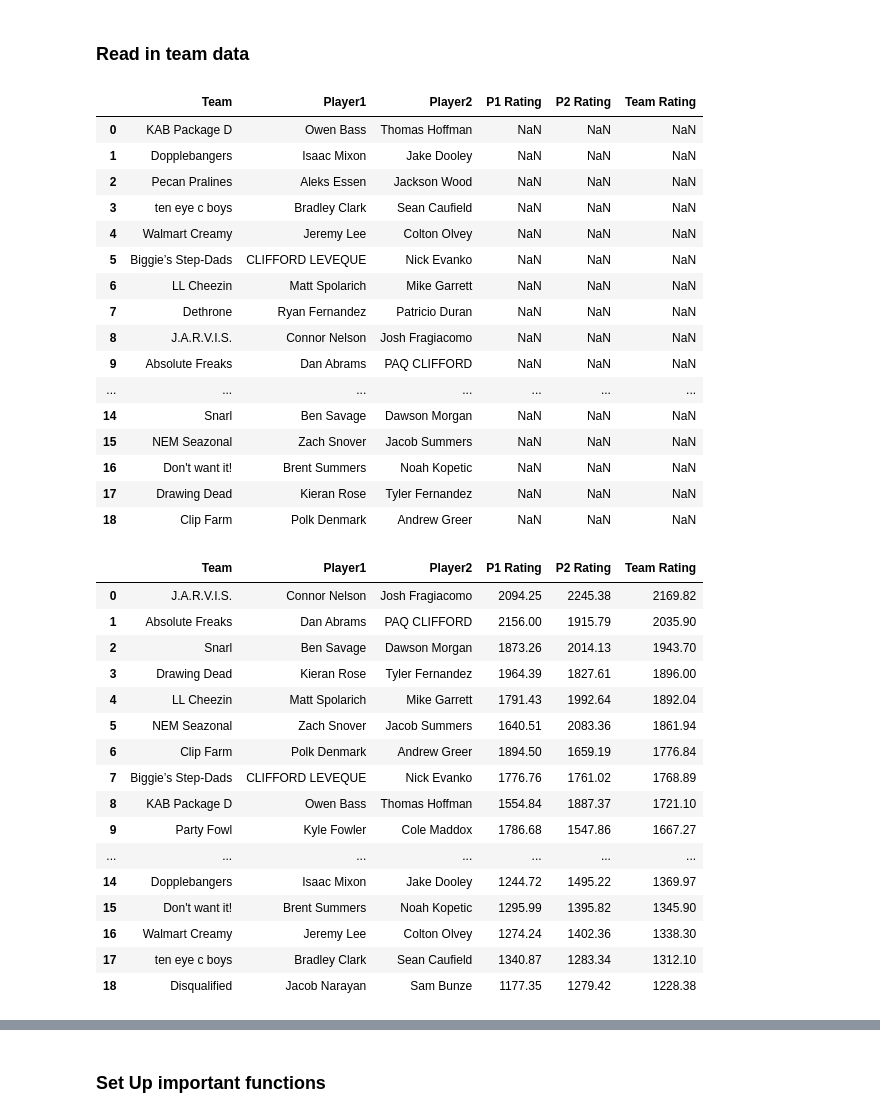
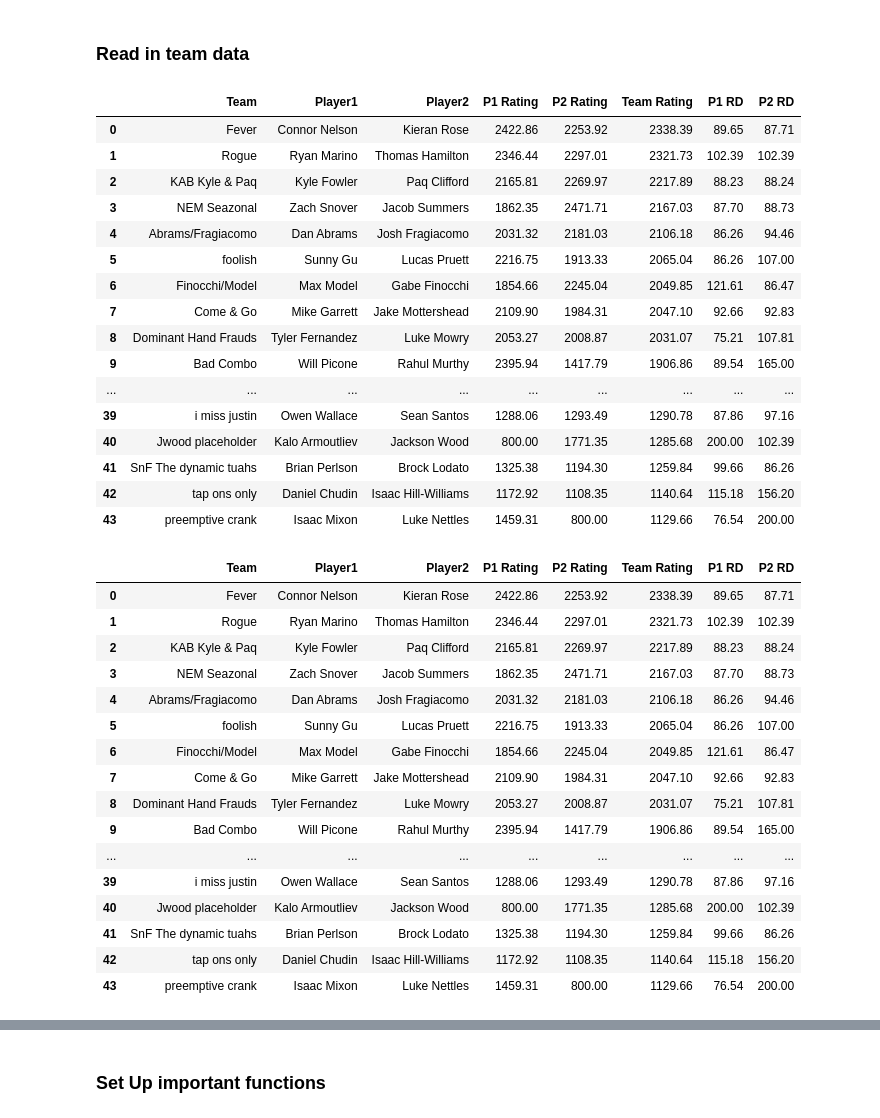
Before and after one commit to USAR-Rankings/Simulations, a Jupyter notebook: notebooks/Nationals_Simulations.ipynb, the cells around one changed output, grey strips where cells are left out. Drawn from its saved outputs; the diff is of its cells as text; code cells hidden in the pictures.

```diff
--- a/notebooks/Nationals_Simulations.ipynb
+++ b/notebooks/Nationals_Simulations.ipynb
@@ -23,25 +34,25 @@ def correct_names(df):# Apply corrections to Player1 and Player2 columns
 # %% [markdown]
 ### Read in team data
 # %%
-open_teams=pd.read_csv("../data/south25_open.csv")
+open_teams=pd.read_csv(f"../data/{open_tag}.csv")
 open_teams=correct_names(open_teams)
 open_teams
 # %% [output]
-|  | Team | Player1 | Player2 | P1 Rating | P2 Rating | Team Rating |
-| 0 | KAB Package D | Owen Bass | Thomas Hoffman | NaN | NaN | NaN |
-| 1 | Dopplebangers | Isaac Mixon | Jake Dooley | NaN | NaN | NaN |
-| 2 | Pecan Pralines | Aleks Essen | Jackson Wood | NaN | NaN | NaN |
-| 3 | ten eye c boys | Bradley Clark | Sean Caufield | NaN | NaN | NaN |
-| 4 | Walmart Creamy | Jeremy Lee | Colton Olvey | NaN | NaN | NaN |
-| 5 | Biggie’s Step-Dads | CLIFFORD LEVEQUE | Nick Evanko | NaN | NaN | NaN |
-| 6 | LL Cheezin | Matt Spolarich | Mike Garrett | NaN | NaN | NaN |
-| 7 | Dethrone | Ryan Fernandez | Patricio Duran | NaN | NaN | NaN |
-| 8 | J.A.R.V.I.S. | Connor Nelson | Josh Fragiacomo | NaN | NaN | NaN |
-| 9 | Absolute Freaks | Dan Abrams | PAQ CLIFFORD | NaN | NaN | NaN |
-| ... | ... | ... | ... | ... | ... | ... |
-| 14 | Snarl | Ben Savage | Dawson Morgan | NaN | NaN | NaN |
-| 15 | NEM Seazonal | Zach Snover | Jacob Summers | NaN | NaN | NaN |
-| 16 | Don't want it! | Brent Summers | Noah Kopetic | NaN | NaN | NaN |
-| 17 | Drawing Dead | Kieran Rose | Tyler Fernandez | NaN | NaN | NaN |
-| 18 | Clip Farm | Polk Denmark | Andrew Greer | NaN | NaN | NaN |
+|  | Team | Player1 | Player2 | P1 Rating | P2 Rating | Team Rating | P1 RD | P2 RD |
+| 0 | Fever | Connor Nelson | Kieran Rose | 2422.86 | 2253.92 | 2338.39 | 89.65 | 87.71 |
+| 1 | Rogue | Ryan Marino | Thomas Hamilton | 2346.44 | 2297.01 | 2321.73 | 102.39 | 102.39 |
+| 2 | KAB Kyle & Paq | Kyle Fowler | Paq Clifford | 2165.81 | 2269.97 | 2217.89 | 88.23 | 88.24 |
+| 3 | NEM Seazonal | Zach Snover | Jacob Summers | 1862.35 | 2471.71 | 2167.03 | 87.70 | 88.73 |
+| 4 | Abrams/Fragiacomo | Dan Abrams | Josh Fragiacomo | 2031.32 | 2181.03 | 2106.18 | 86.26 | 94.46 |
+| 5 | foolish | Sunny Gu | Lucas Pruett | 2216.75 | 1913.33 | 2065.04 | 86.26 | 107.00 |
+| 6 | Finocchi/Model | Max Model | Gabe Finocchi | 1854.66 | 2245.04 | 2049.85 | 121.61 | 86.47 |
+| 7 | Come & Go | Mike Garrett | Jake Mottershead | 2109.90 | 1984.31 | 2047.10 | 92.66 | 92.83 |
+| 8 | Dominant Hand Frauds | Tyler Fernandez | Luke Mowry | 2053.27 | 2008.87 | 2031.07 | 75.21 | 107.81 |
+| 9 | Bad Combo | Will Picone | Rahul Murthy | 2395.94 | 1417.79 | 1906.86 | 89.54 | 165.00 |
+| ... | ... | ... | ... | ... | ... | ... | ... | ... |
+| 39 | i miss justin | Owen Wallace | Sean Santos | 1288.06 | 1293.49 | 1290.78 | 87.86 | 97.16 |
+| 40 | Jwood placeholder | Kalo Armoutliev | Jackson Wood | 800.00 | 1771.35 | 1285.68 | 200.00 | 102.39 |
+| 41 | SnF The dynamic tuahs | Brian Perlson | Brock Lodato | 1325.38 | 1194.30 | 1259.84 | 99.66 | 86.26 |
+| 42 | tap ons only | Daniel Chudin | Isaac Hill-Williams | 1172.92 | 1108.35 | 1140.64 | 115.18 | 156.20 |
+| 43 | preemptive crank | Isaac Mixon | Luke Nettles | 1459.31 | 800.00 | 1129.66 | 76.54 | 200.00 |
 # %%
@@ -69,26 +97,26 @@ def get_ratings_all(teams,df,tourney,default=800):
 # %%
-#open_teams=pd.read_csv("../data/southeast25_open.csv").sort_values(by="Team Rating", ascending=False).reset_index(drop=True)
-open_rating=pd.read_csv("../data/test_final_players_open_2025-04-25.csv")
-open_teams=get_ratings_all(open_teams,open_rating,"PHOENIX-SECTIONAL-25")
-open_teams.to_csv("../data/south25_open.csv",index=False)
+#open_teams=pd.read_csv("../data/NATS_AT_open.csv").sort_values(by="Team Rating", ascending=False).reset_index(drop=True)
+open_rating=pd.read_csv(open_rating_path)
+open_teams=get_ratings_all_g(open_teams,open_rating,open_last_tournament_path)
+open_teams.to_csv(f"../data/N{open_tag}.csv",index=False)
 open_teams
 # %% [output]
-|  | Team | Player1 | Player2 | P1 Rating | P2 Rating | Team Rating |
-| 0 | J.A.R.V.I.S. | Connor Nelson | Josh Fragiacomo | 2094.25 | 2245.38 | 2169.82 |
-| 1 | Absolute Freaks | Dan Abrams | PAQ CLIFFORD | 2156.00 | 1915.79 | 2035.90 |
-| 2 | Snarl | Ben Savage | Dawson Morgan | 1873.26 | 2014.13 | 1943.70 |
-| 3 | Drawing Dead | Kieran Rose | Tyler Fernandez | 1964.39 | 1827.61 | 1896.00 |
-| 4 | LL Cheezin | Matt Spolarich | Mike Garrett | 1791.43 | 1992.64 | 1892.04 |
-| 5 | NEM Seazonal | Zach Snover | Jacob Summers | 1640.51 | 2083.36 | 1861.94 |
-| 6 | Clip Farm | Polk Denmark | Andrew Greer | 1894.50 | 1659.19 | 1776.84 |
-| 7 | Biggie’s Step-Dads | CLIFFORD LEVEQUE | Nick Evanko | 1776.76 | 1761.02 | 1768.89 |
-| 8 | KAB Package D | Owen Bass | Thomas Hoffman | 1554.84 | 1887.37 | 1721.10 |
-| 9 | Party Fowl | Kyle Fowler | Cole Maddox | 1786.68 | 1547.86 | 1667.27 |
-| ... | ... | ... | ... | ... | ... | ... |
-| 14 | Dopplebangers | Isaac Mixon | Jake Dooley | 1244.72 | 1495.22 | 1369.97 |
-| 15 | Don't want it! | Brent Summers | Noah Kopetic | 1295.99 | 1395.82 | 1345.90 |
-| 16 | Walmart Creamy | Jeremy Lee | Colton Olvey | 1274.24 | 1402.36 | 1338.30 |
-| 17 | ten eye c boys | Bradley Clark | Sean Caufield | 1340.87 | 1283.34 | 1312.10 |
-| 18 | Disqualified | Jacob Narayan | Sam Bunze | 1177.35 | 1279.42 | 1228.38 |
+|  | Team | Player1 | Player2 | P1 Rating | P2 Rating | Team Rating | P1 RD | P2 RD |
+| 0 | Fever | Connor Nelson | Kieran Rose | 2422.86 | 2253.92 | 2338.39 | 89.65 | 87.71 |
+| 1 | Rogue | Ryan Marino | Thomas Hamilton | 2346.44 | 2297.01 | 2321.73 | 102.39 | 102.39 |
+| 2 | KAB Kyle & Paq | Kyle Fowler | Paq Clifford | 2165.81 | 2269.97 | 2217.89 | 88.23 | 88.24 |
+| 3 | NEM Seazonal | Zach Snover | Jacob Summers | 1862.35 | 2471.71 | 2167.03 | 87.70 | 88.73 |
+| 4 | Abrams/Fragiacomo | Dan Abrams | Josh Fragiacomo | 2031.32 | 2181.03 | 2106.18 | 86.26 | 94.46 |
+| 5 | foolish | Sunny Gu | Lucas Pruett | 2216.75 | 1913.33 | 2065.04 | 86.26 | 107.00 |
+| 6 | Finocchi/Model | Max Model | Gabe Finocchi | 1854.66 | 2245.04 | 2049.85 | 121.61 | 86.47 |
+| 7 | Come & Go | Mike Garrett | Jake Mottershead | 2109.90 | 1984.31 | 2047.10 | 92.66 | 92.83 |
+| 8 | Dominant Hand Frauds | Tyler Fernandez | Luke Mowry | 2053.27 | 2008.87 | 2031.07 | 75.21 | 107.81 |
+| 9 | Bad Combo | Will Picone | Rahul Murthy | 2395.94 | 1417.79 | 1906.86 | 89.54 | 165.00 |
+| ... | ... | ... | ... | ... | ... | ... | ... | ... |
+| 39 | i miss justin | Owen Wallace | Sean Santos | 1288.06 | 1293.49 | 1290.78 | 87.86 | 97.16 |
+| 40 | Jwood placeholder | Kalo Armoutliev | Jackson Wood | 800.00 | 1771.35 | 1285.68 | 200.00 | 102.39 |
+| 41 | SnF The dynamic tuahs | Brian Perlson | Brock Lodato | 1325.38 | 1194.30 | 1259.84 | 99.66 | 86.26 |
+| 42 | tap ons only | Daniel Chudin | Isaac Hill-Williams | 1172.92 | 1108.35 | 1140.64 | 115.18 | 156.20 |
+| 43 | preemptive crank | Isaac Mixon | Luke Nettles | 1459.31 | 800.00 | 1129.66 | 76.54 | 200.00 |
 # %%
 #womens_teams=pd.read_csv("../data/southeast25_womens.csv").sort_values(by="Team Rating", ascending=False).reset_index(drop=True)
```
Also changed, not shown: parts of 19 cells of this notebook, 1 other file.
